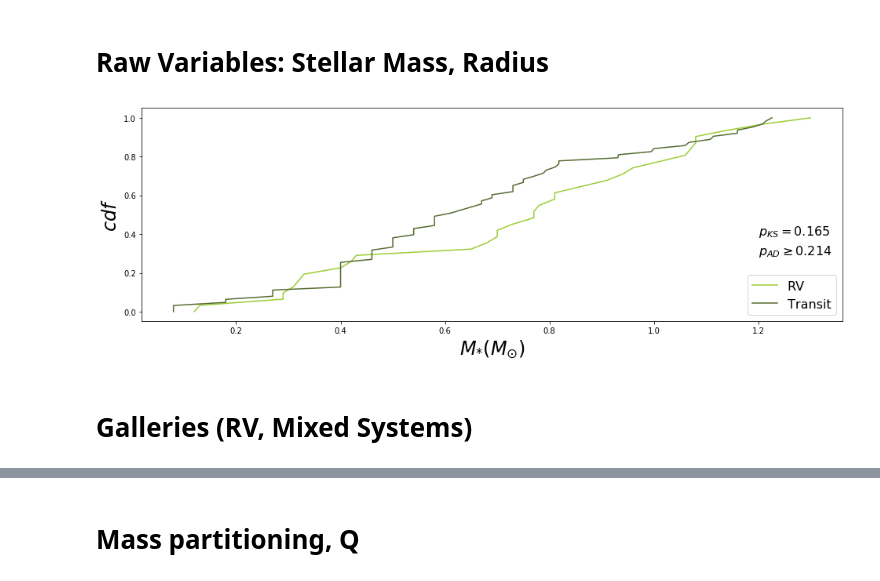
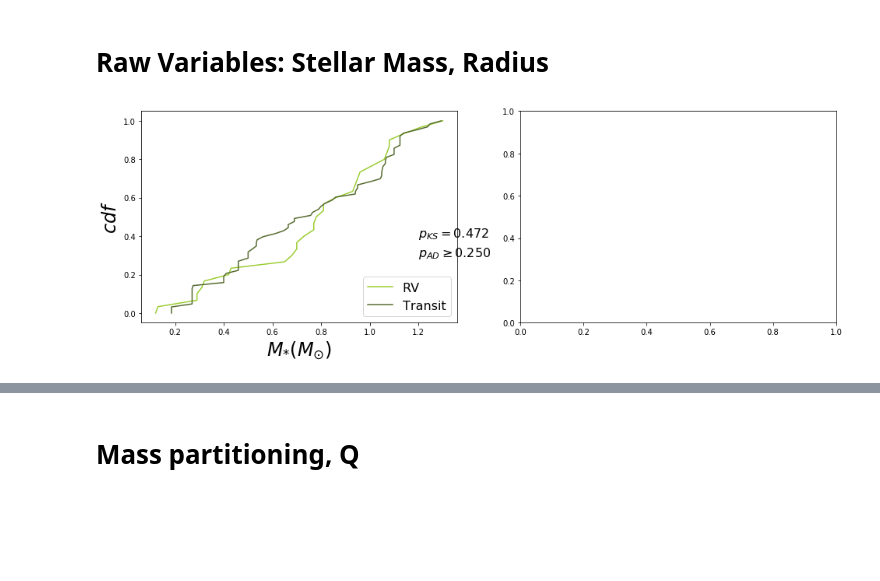
Before and after one commit to djhoover717/Oviraptor, a Jupyter notebook: Transit_RV_Mixed Comparison Updated.ipynb, the cells around one changed output, grey strips where cells are left out. Drawn from its saved outputs; the diff is of its cells as text; code cells hidden in the pictures; blank space fills up the shorter version.

```diff
--- a/Transit_RV_Mixed Comparison Updated.ipynb
+++ b/Transit_RV_Mixed Comparison Updated.ipynb
@@ -57,7 +57,7 @@ class System:
 
         self.sysid = sysid
 # %%
-my_file = 'C:/Users/djhoo/Documents/maiasaurus-master/catalogues/exoarchive_dr25_cks_combined.csv'
+my_file = 'C:/Users/djhoo/Documents/maiasaurus-master/catalogues/oviraptor_master.csv'
 raw_data = []
 with open(my_file) as infile:
     reader = csv.reader(infile)
@@ -491,6 +483,9 @@ train_y = np.linspace(0, 1, len(train_x))
 valid_x = np.sort(np.squeeze(Mstar[detection_methods == 'Transit']))
 valid_y = np.linspace(0, 1, len(valid_x))
 
+u = np.linspace(min(train_x), max(train_x), len(valid_x), endpoint=True)
+v = np.linspace(min(train_y), max(train_y), len(valid_x), endpoint=True)
+
 transit_systems = []
 for i, s in enumerate(systems):
     if s.detection_method == 'Transit':
@@ -501,16 +496,9 @@ for i in range(len(transit_systems)):                                     #bubbl
         if transit_systems[j].Mstar > transit_systems[j+1].Mstar:
             transit_systems[j], transit_systems[j+1] = transit_systems[j+1], transit_systems[j]
 
-weights, cov = scipy.optimize.curve_fit(cubic, train_x, train_y, method='lm')
-print('%.3fx^{3} + %.3fx^{2} + %.3fx + %.3f     <-- equation for weights' %(weights[0], weights[1], weights[2], weights[3]))
+bootstrap_systems = []
+p = scipy.interpolate.UnivariateSpline(u, v)(valid_x)
 
-model = np.poly1d(weights)
-
-pred = model(valid_x)
-
-bootstrap_systems = []
-
-p = model(valid_x)
 indices = []
 for i in range(0, len(valid_x), 1):
     indices.append(i)
@@ -743,9 +669,9 @@ CDF for stellar mass.  Since not all systems have a known value of stellar radiu
 CDF for stellar mass.
 '''
 
-fig, ax = plt.subplots(1, figsize=(16, 5))
+fig, axes = plt.subplots(1, 2, figsize=(16, 5))
 
-#ax = axes[0]
+ax = axes[0]
 
 ax.set_xlabel(r'$M_{*} (M_{\odot})$', fontsize=24)
 ax.set_ylabel(r'$cdf$', fontsize=24)
@@ -770,37 +696,37 @@ AD = stats.anderson_ksamp([Mstar_mixed, Mstar_transit])[2]
 ax.text(1.15, 0.5, r'$p_{KS}(M, T) = %.3f$' %KS, fontsize=16, ha='left', va='top')
 ax.text(1.15, 0.4, r'$p_{AD}(M, T)\geq%.3f$' %AD, fontsize=16, ha='left', va='top')
 #ax.text(0.05, 1, 'RV system count: %.0f' %rv_count, fontsize=10, ha='left', va='top')
-
+'''
 
 ax = axes[1]
 
+'''
 ax.set_xlabel(r'$R_{*} (R_{\odot})$', fontsize=24)
 ax.set_ylabel(r'$cdf$', fontsize=24)
 
 Rstar_transit = np.sort(np.squeeze(Rstar[detection_methods == 'Transit']))
 Rstar_rv = np.sort(np.squeeze(Rstar[detection_methods == 'Radial Velocity']))
-Rstar_mixed = np.sort(np.squeeze(Rstar[detection_methods == 'Mixed']))
+#Rstar_mixed = np.sort(np.squeeze(Rstar[detection_methods == 'Mixed']))
 
 ax.plot(Rstar_rv, np.linspace(0, 1, len(Rstar_rv)), color='yellowgreen', label='RV')
 ax.plot(Rstar_transit, np.linspace(0, 1, len(Rstar_transit)), color='darkolivegreen', label='Transit')
-ax.plot(Rstar_mixed, np.linspace(0, 1, len(Rstar_mixed)), color='green', label='Mixed')
+#ax.plot(Rstar_mixed, np.linspace(0, 1, len(Rstar_mixed)), color='green', label='Mixed')
 
 ax.legend(loc = 'lower right', fontsize=12)
 
 KS = np.array(stats.ks_2samp(Rstar_rv, Rstar_transit))[1]
 AD = stats.anderson_ksamp([Rstar_rv, Rstar_transit])[2]
 ax.text(1.4, 0.65, r'$p_{KS}(R, T) = %.3f$' %KS, fontsize=12, ha='left', va='top')
 ax.text(1.4, 0.55, r'$p_{AD}(R, T) = %.3f$' %AD, fontsize=12, ha='left', va='top')
+
 KS = np.array(stats.ks_2samp(Rstar_mixed, Rstar_transit))[1]
 AD = stats.anderson_ksamp([Rstar_mixed, Rstar_transit])[2]
 ax.text(1.4, 0.45, r'$p_{KS}(M, T) = %.3f$' %KS, fontsize=12, ha='left', va='top')
 ax.text(1.4, 0.35, r'$p_{AD}(M, T)\geq%.3f$' %AD, fontsize=12, ha='left', va='top')
 ax.text(0.1, 1, 'RV system count: %.0f' %rv_count, fontsize=10, ha='left', va='top')
 '''
 
 plt.savefig('C:/Users/djhoo/Documents/maiasaurus-master/Devin_Figures/Stellar_Mass_Radius_cdf.pdf', bbox_inches='tight')
 plt.show()
 # %% [output]
-[figure, old version]
+[figure, new version]
-# %% [markdown]
-# Galleries (RV, Mixed Systems)
```
Also changed, not shown: parts of 29 cells of this notebook, 4 other files.
